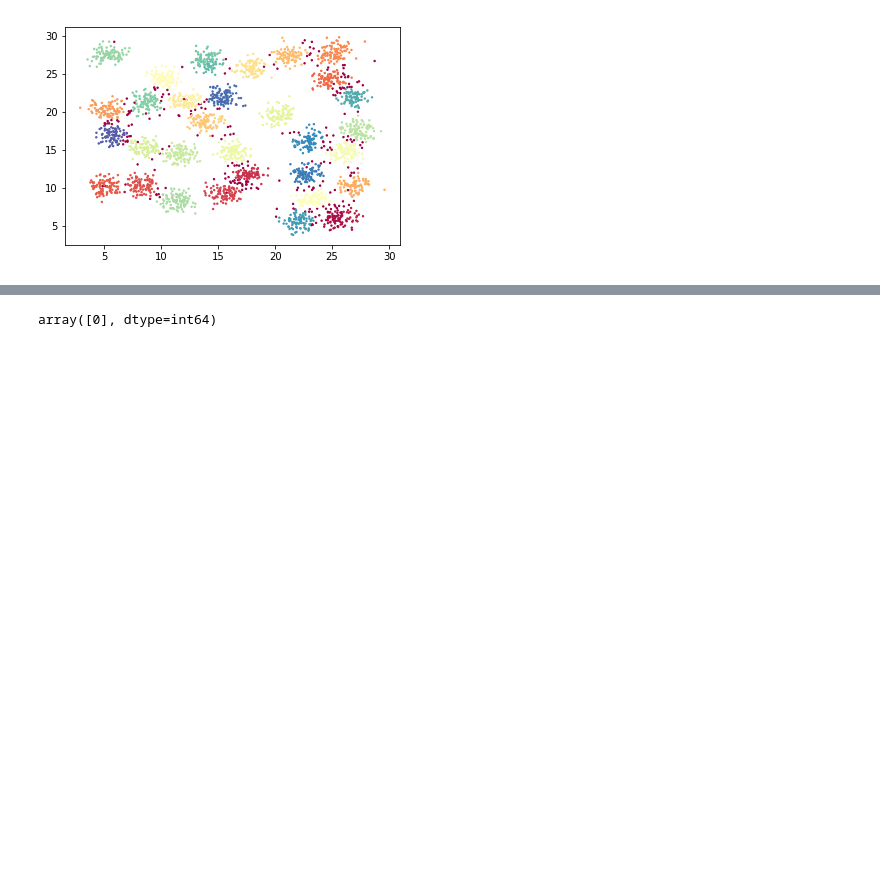
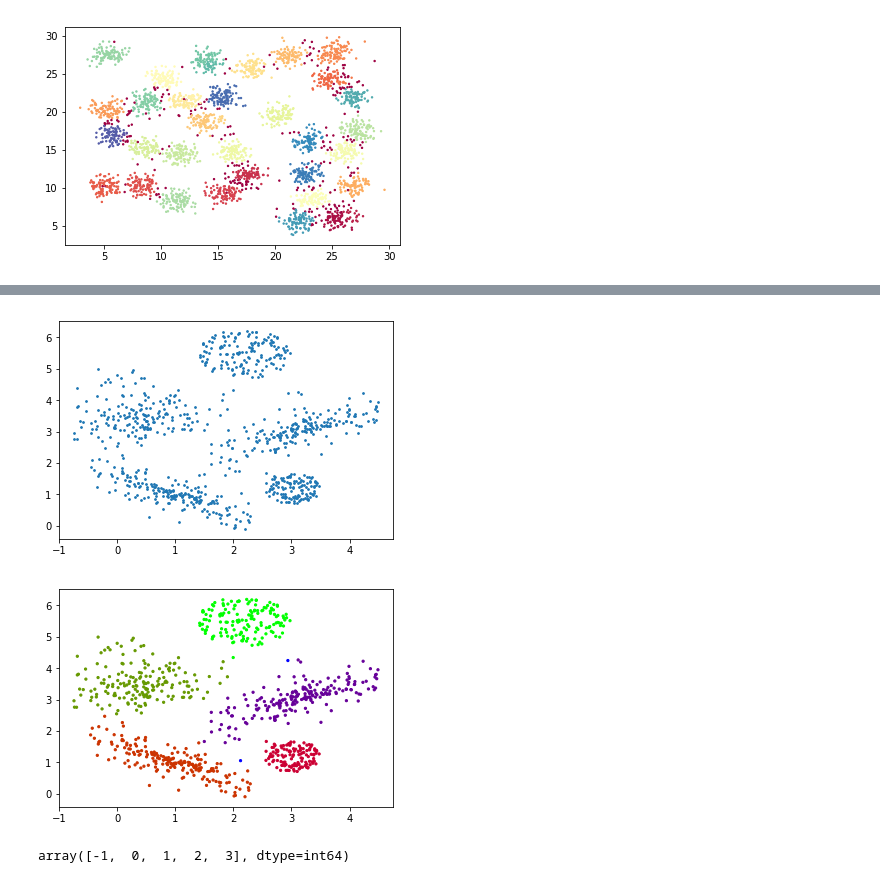
Before and after one commit to felipeangelimvieira/SharedNearestNeighbors, a Jupyter notebook: example.ipynb, the cells around one changed output, grey strips where cells are left out. Cells and saved outputs as stored; diff of their text form; code cells hidden in the pictures; blank space fills up the shorter version.

```diff
--- a/example.ipynb
+++ b/example.ipynb
@@ -79,4 +85,20 @@ plt.show()
-# %%
-1200
-# %% [output]
-array([0], dtype=int64)
+# %%
+X = np.array(list(map(lambda line: [float(line.split(",")[0]),float(line.split(",")[1])],open("datasets/DS-850.txt").readlines())))
+
+plt.figure()
+plt.scatter(X[:,0],X[:,1], s = 3)
+plt.show()
+
+snn = SNN(n_neighbors = 15, eps = 7, min_samples = 12)
+y_pred = snn.fit_predict(X)
+plt.figure()
+plt.scatter(X[:,0],X[:,1], s = 5, c = y_pred, cmap = "brg")
+plt.savefig("DS-850.png")
+plt.show()
+# %% [output]
+[figure, added]
+[figure, added]
+# %%
+np.unique(y_pred)
+# %% [output]
+array([-1,  0,  1,  2,  3], dtype=int64)
```
Also changed, not shown: parts of 5 cells of this notebook, 7 other files.
